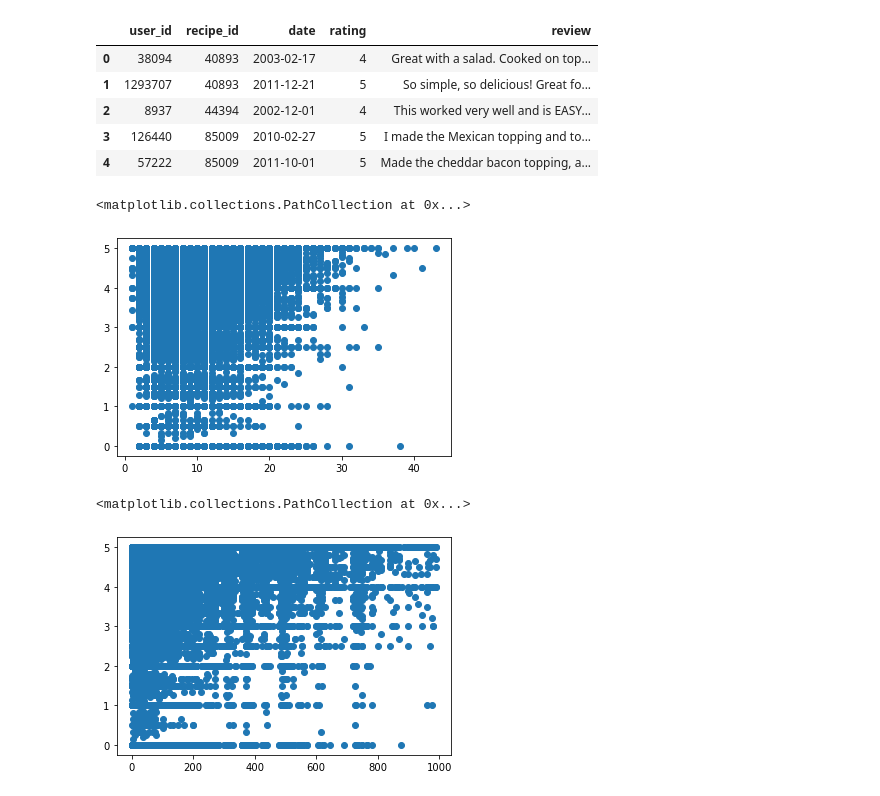
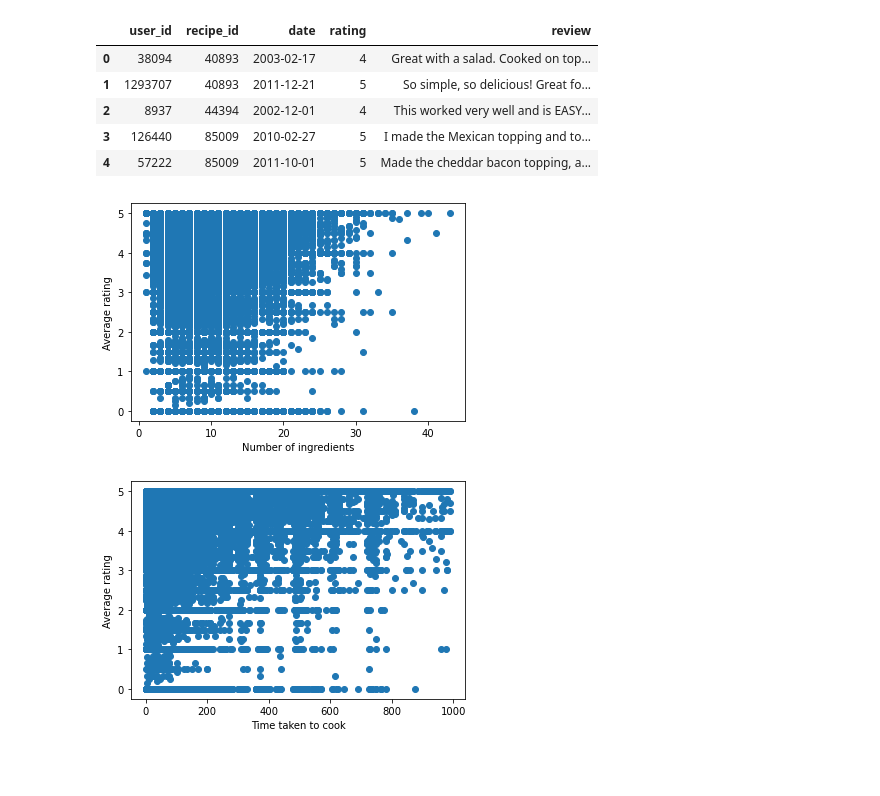
Before and after one commit to pbcpraveen/SavorSync, a Jupyter notebook: data_analysis/Analysis.ipynb, the cells around one changed output. Saved outputs shown, nothing was run; the diff lists cells and outputs as text; code cells hidden in the pictures; blank space fills up the shorter version.

```diff
--- a/data_analysis/Analysis.ipynb
+++ b/data_analysis/Analysis.ipynb
@@ -67,18 +79,22 @@ for index, row in raw_recipes.iterrows():
 # %%
 #plot number of ingredients vs avg rating
 plt.scatter(list(numIngredientsPerRecipe.values()), list(avgRatingsPerRecipe.values()))
+plt.xlabel('Number of ingredients')
+plt.ylabel('Average rating')
+plt.savefig('plots/numIngredientsVsAvgRating.png', bbox_inches='tight')
 # %% [output]
-<matplotlib.collections.PathCollection at 0x...>
-[figure, old version]
+[figure, new version]
 # %%
 # plot time taken to cook vs avg rating
 # plot only recipes that take less than 1000 minutes to cook
 timeTakenPerRecipe = {k: v for k, v in timeTakenPerRecipe.items() if v < 1000}
 # get avg ratings for recipes that take less than 1000 minutes to cook
 avgRatingsPerRecipe = {k: v for k, v in avgRatingsPerRecipe.items() if k in timeTakenPerRecipe.keys()}
 plt.scatter(list(timeTakenPerRecipe.values()), list(avgRatingsPerRecipe.values()))
+plt.xlabel('Time taken to cook')
+plt.ylabel('Average rating')
+plt.savefig('plots/timeTakenVsAvgRating.png', bbox_inches='tight')
 # %% [output]
-<matplotlib.collections.PathCollection at 0x...>
-[figure, old version]
+[figure, new version]
 # %%
 # plot histogram of avg ratings
```
Also changed, not shown: parts of 21 cells of this notebook.
